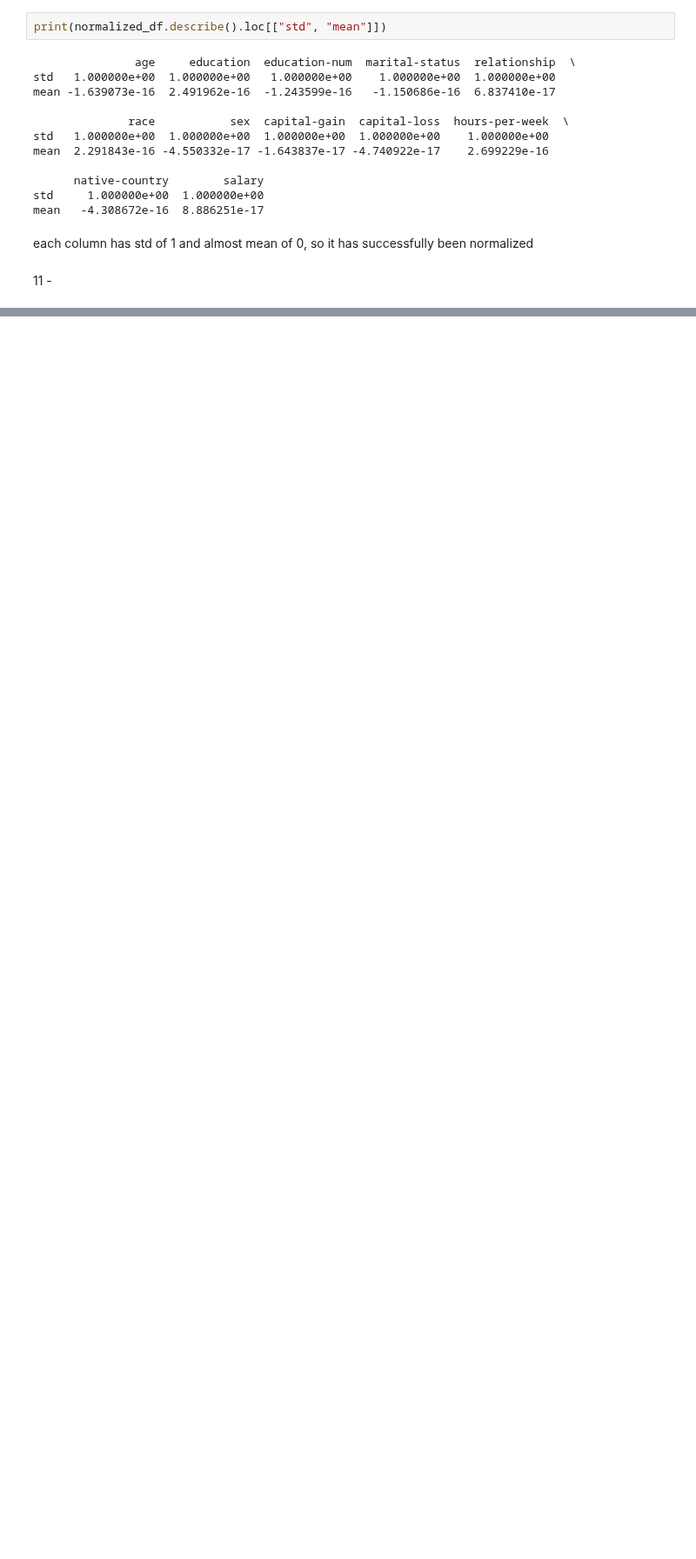
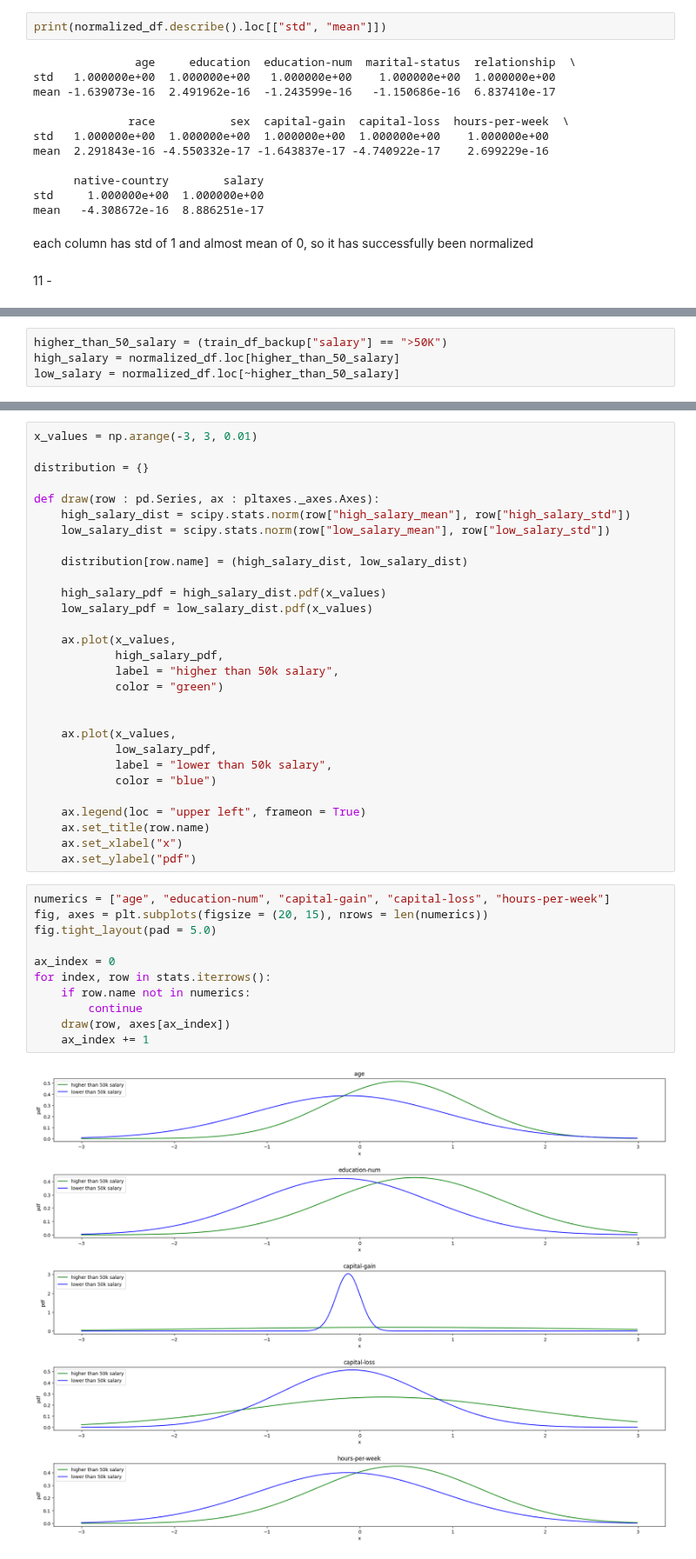
Before and after one commit to Shahriar-0/Artificial-Intelligence-Course-Projects-S2023, a Jupyter notebook: 0/AI_CA0_810100186.ipynb, the cells around one changed output, grey strips where cells are left out. Shown at 87% size. Cells and saved outputs as stored; diff of their text form; blank space fills up the shorter version.

```diff
--- a/0/AI_CA0_810100186.ipynb
+++ b/0/AI_CA0_810100186.ipynb
@@ -405,0 +406,4 @@ higher_than_50_salary = (df_backup["salary"] == ">50")
+# %%
+higher_than_50_salary = (train_df_backup["salary"] == ">50K")
+high_salary = normalized_df.loc[higher_than_50_salary]
+low_salary = normalized_df.loc[~higher_than_50_salary]
@@ -405,0 +448,42 @@ higher_than_50_salary = (df_backup["salary"] == ">50")
+# %%
+x_values = np.arange(-3, 3, 0.01)
+
+distribution = {}
+
+def draw(row : pd.Series, ax : pltaxes._axes.Axes):
+    high_salary_dist = scipy.stats.norm(row["high_salary_mean"], row["high_salary_std"])
+    low_salary_dist = scipy.stats.norm(row["low_salary_mean"], row["low_salary_std"])
+
+    distribution[row.name] = (high_salary_dist, low_salary_dist)
+
+    high_salary_pdf = high_salary_dist.pdf(x_values)
+    low_salary_pdf = low_salary_dist.pdf(x_values)
+
+    ax.plot(x_values,
+            high_salary_pdf,
+            label = "higher than 50k salary",
+            color = "green")
+
+
+    ax.plot(x_values,
+            low_salary_pdf,
+            label = "lower than 50k salary",
+            color = "blue")
+
+    ax.legend(loc = "upper left", frameon = True)
+    ax.set_title(row.name)
+    ax.set_xlabel("x")
+    ax.set_ylabel("pdf")
+# %%
+numerics = ["age", "education-num", "capital-gain", "capital-loss", "hours-per-week"]
+fig, axes = plt.subplots(figsize = (20, 15), nrows = len(numerics))
+fig.tight_layout(pad = 5.0)
+
+ax_index = 0
+for index, row in stats.iterrows():
+    if row.name not in numerics:
+        continue
+    draw(row, axes[ax_index])
+    ax_index += 1
+# %% [output]
+[figure, added]
```
Also changed, not shown: parts of 26 cells of this notebook.
